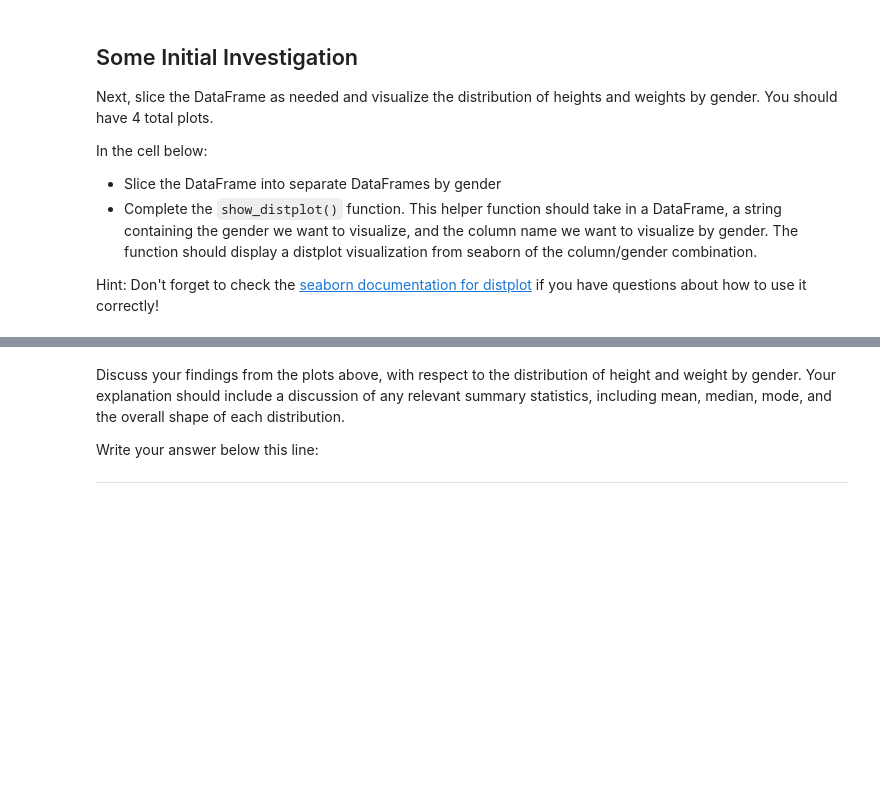
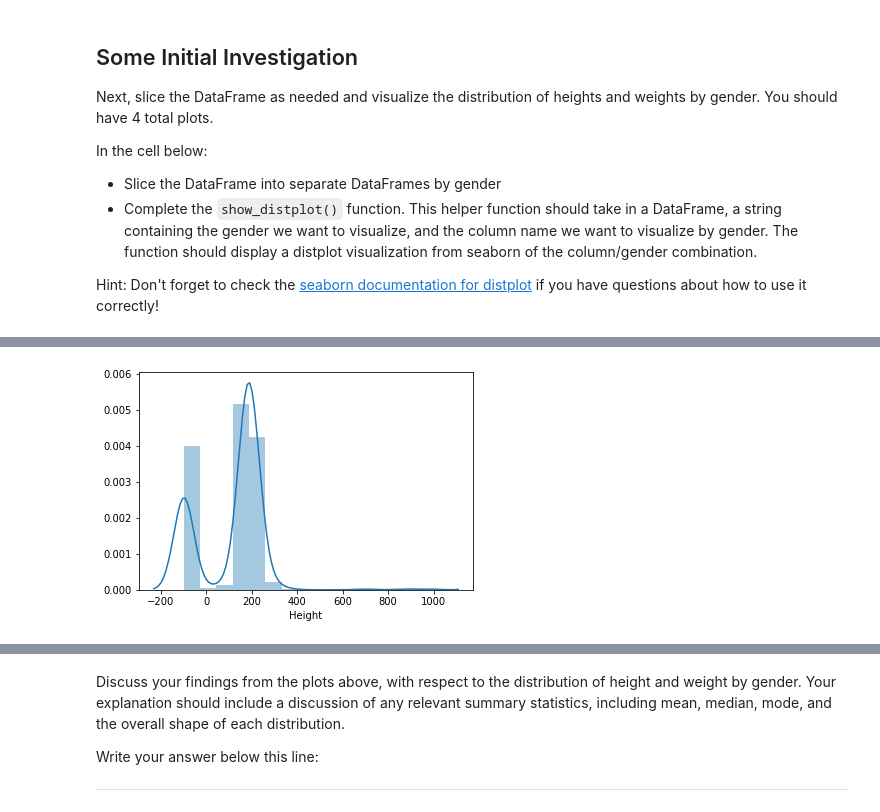
Before and after one commit to poariston/dsc-data-cleaning-project-online-ds-pt-120919, a Jupyter notebook: index_William-Pierre.ipynb, the cells around one changed output, grey strips where cells are left out. Saved outputs shown, nothing was run; the diff lists cells and outputs as text; code cells hidden in the pictures; blank space fills up the shorter version.

```diff
--- a/index_William-Pierre.ipynb
+++ b/index_William-Pierre.ipynb
@@ -375,3 +787,6 @@ In the cell below:
 * Complete the `show_distplot()` function.  This helper function should take in a DataFrame, a string containing the gender we want to visualize, and the column name we want to visualize by gender. The function should display a distplot visualization from seaborn of the column/gender combination.
 
 Hint: Don't forget to check the [seaborn documentation for distplot](https://seaborn.pydata.org/generated/seaborn.distplot.html) if you have questions about how to use it correctly!
+# %%
+male_heroes_df=heroes_df5[heroes_df5['Gender']== 'Male']
+male_heroes_df
@@ -377,0 +808,3 @@ Hint: Don't forget to check the [seaborn documentation for distplot](https://sea
+# %%
+female_heroes_df=heroes_df5[heroes_df5['Gender']== 'Female']
+female_heroes_df
@@ -378,11 +826,17 @@ Hint: Don't forget to check the [seaborn documentation for distplot](https://sea
 # %%
-male_heroes_df = None
-female_heroes_df = None
+# male_heroes_df = None
+# female_heroes_df = None
 
-def show_distplot(dataframe, gender, column_name):
-    pass
+def show_distplot(gender, column_name):
+    if gender == 'Male':
+        sns.distplot(male_heroes_df[column_name])
+    else:
+        sns.distplot(female_heroes_df[column_name])
 # %%
 # Male Height
+show_distplot('Male','Height')
+# %% [output]
+[figure, added]
 # %%
 # Male Weight
 # %%
```
Also changed, not shown: parts of 49 cells of this notebook.
